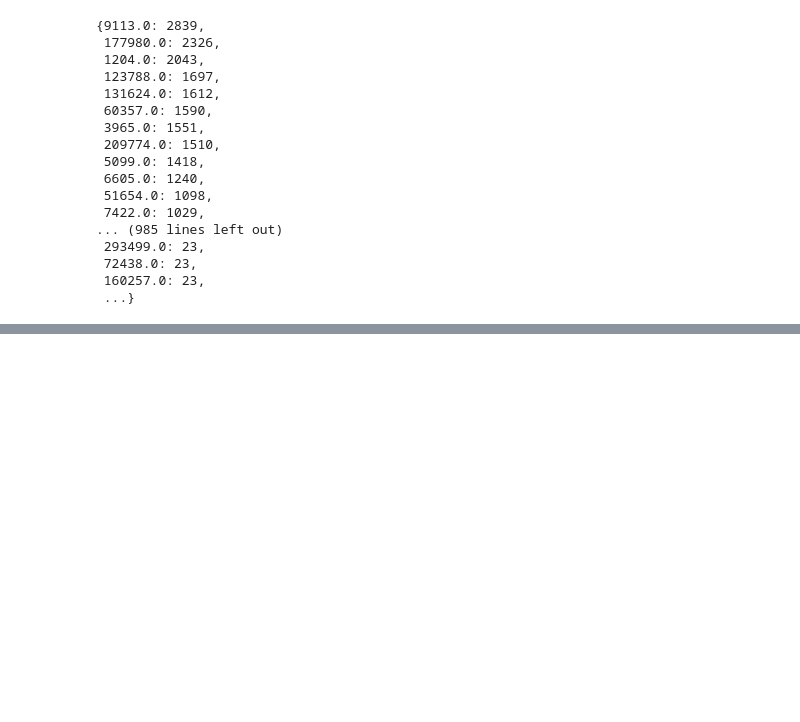
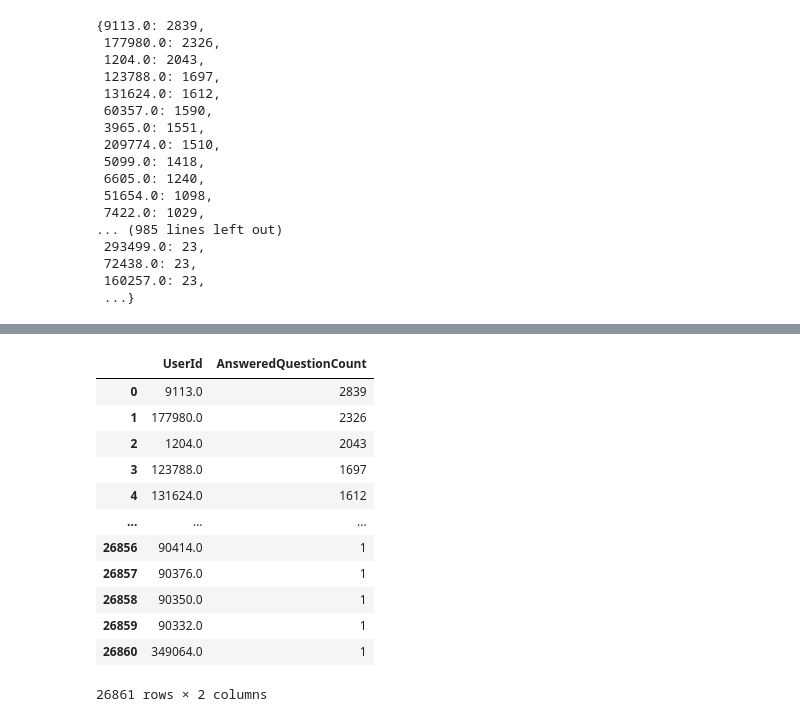
Before and after one commit to Ad-Aayush/Recomendation_Data_Mining, a Jupyter notebook: recomendation.ipynb, the cells around one changed output, grey strips where cells are left out. Saved outputs shown, nothing was run; the diff lists cells and outputs as text; code cells hidden in the pictures; blank space fills up the shorter version.

```diff
--- a/recomendation.ipynb
+++ b/recomendation.ipynb
@@ -62,0 +310,17 @@ count_tag
+# %%
+answerer_table = pd.DataFrame(count_answers_per_user.items(), columns=['UserId', 'AnsweredQuestionCount'])
+answerer_table
+# %% [output]
+|  | UserId | AnsweredQuestionCount |
+| 0 | 9113.0 | 2839 |
+| 1 | 177980.0 | 2326 |
+| 2 | 1204.0 | 2043 |
+| 3 | 123788.0 | 1697 |
+| 4 | 131624.0 | 1612 |
+| ... | ... | ... |
+| 26856 | 90414.0 | 1 |
+| 26857 | 90376.0 | 1 |
+| 26858 | 90350.0 | 1 |
+| 26859 | 90332.0 | 1 |
+| 26860 | 349064.0 | 1 |
+26861 rows × 2 columns
```
Also changed, not shown: parts of 25 cells of this notebook.
